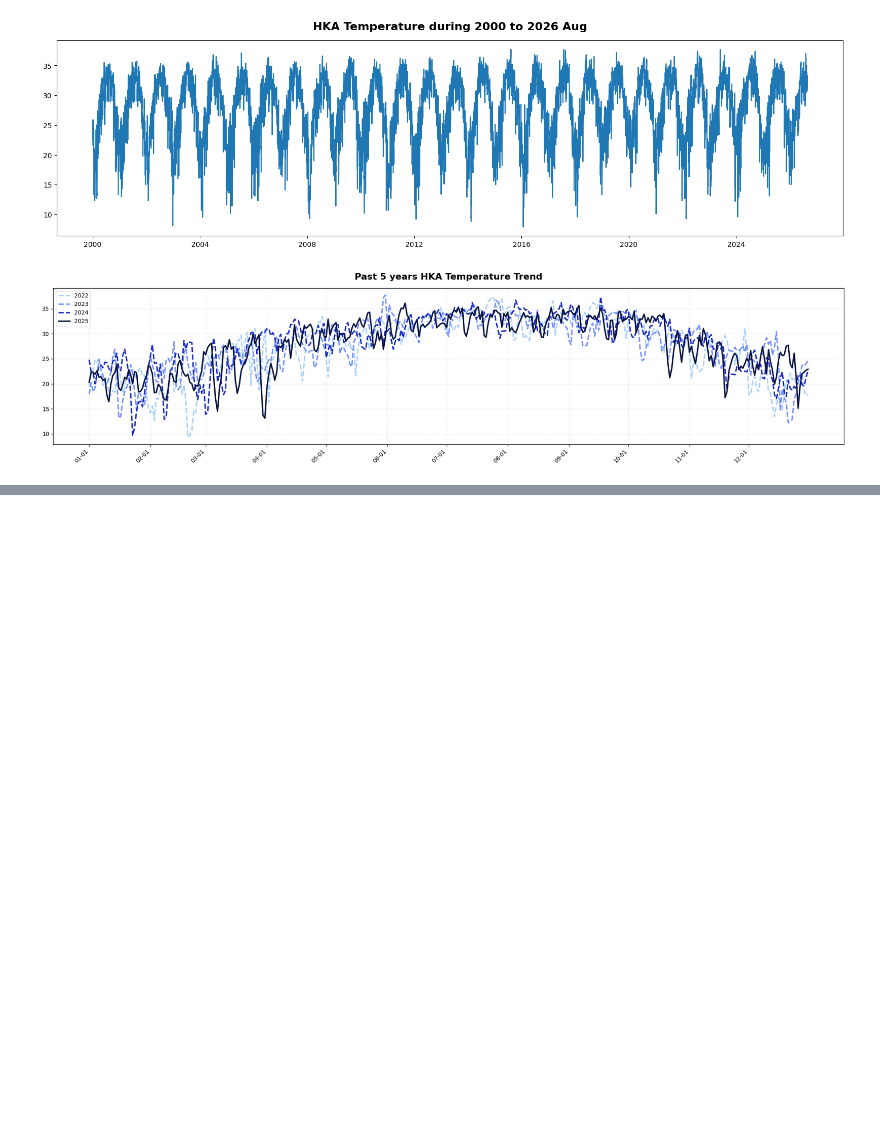
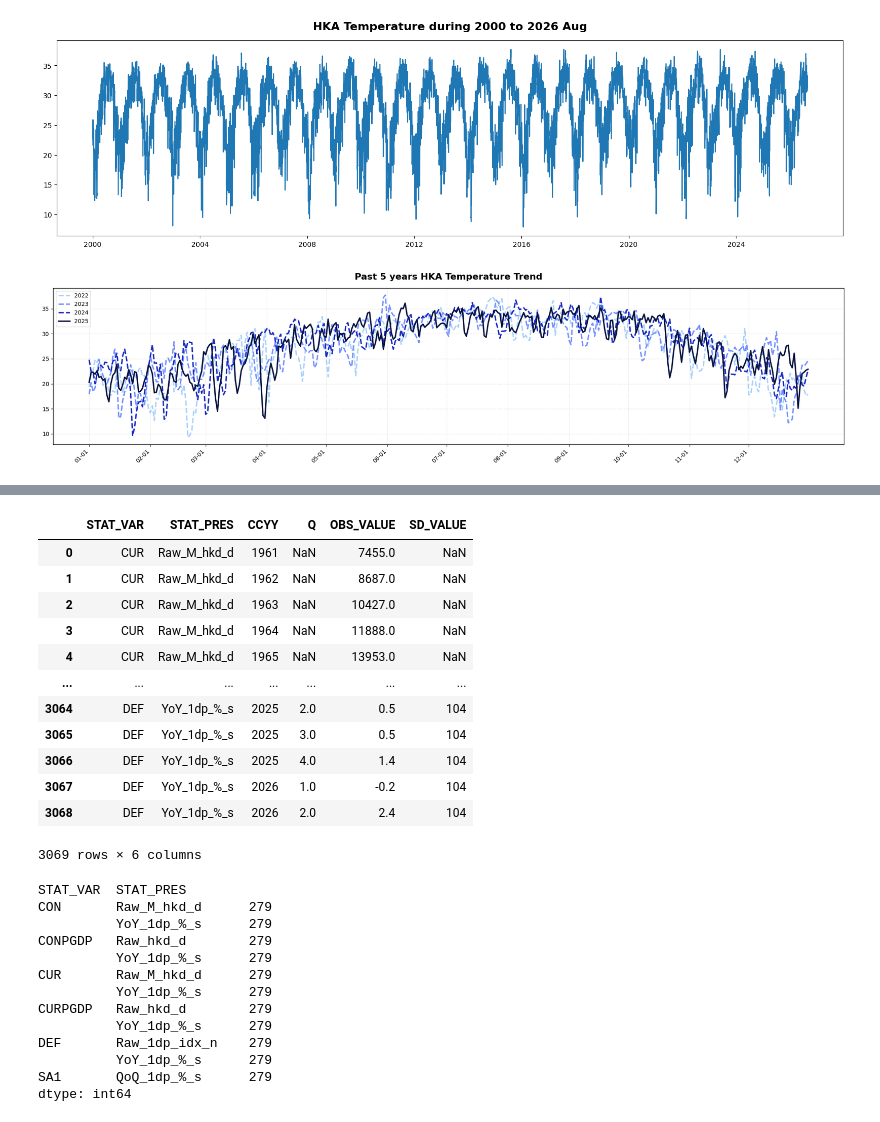
Before and after one commit to leo-cheung37/leo-cheung37, a Jupyter notebook: Statistics/Descriptive Statistics/descriptive_statistics.ipynb, the cells around one changed output, grey strips where cells are left out. Drawn from its saved outputs; the diff is of its cells as text; code cells hidden in the pictures; blank space fills up the shorter version.

```diff
--- a/Statistics/Descriptive Statistics/descriptive_statistics.ipynb
+++ b/Statistics/Descriptive Statistics/descriptive_statistics.ipynb
@@ -341,0 +349,37 @@ plt.show()
+# %%
+# First Read the supporting document (/Table 310-31001 (tabular)_en/Table_meta 310-31001.csv)
+import pandas as pd
+import numpy as np
+file_path='./Table 310-31001 (tabular)_en/Table 310-31001.csv'
+df = pd.read_csv(file_path)
+display(df)
+
+display(df.groupby(['STAT_VAR','STAT_PRES']).size())
+#This time we use [CUR - GDP at current market prices] & [Raw_M_hkd_d - HK$ million] to do descriptive statistics
+# %% [output]
+|  | STAT_VAR | STAT_PRES | CCYY | Q | OBS_VALUE | SD_VALUE |
+| 0 | CUR | Raw_M_hkd_d | 1961 | NaN | 7455.0 | NaN |
+| 1 | CUR | Raw_M_hkd_d | 1962 | NaN | 8687.0 | NaN |
+| 2 | CUR | Raw_M_hkd_d | 1963 | NaN | 10427.0 | NaN |
+| 3 | CUR | Raw_M_hkd_d | 1964 | NaN | 11888.0 | NaN |
+| 4 | CUR | Raw_M_hkd_d | 1965 | NaN | 13953.0 | NaN |
+| ... | ... | ... | ... | ... | ... | ... |
+| 3064 | DEF | YoY_1dp_%_s | 2025 | 2.0 | 0.5 | 104 |
+| 3065 | DEF | YoY_1dp_%_s | 2025 | 3.0 | 0.5 | 104 |
+| 3066 | DEF | YoY_1dp_%_s | 2025 | 4.0 | 1.4 | 104 |
+| 3067 | DEF | YoY_1dp_%_s | 2026 | 1.0 | -0.2 | 104 |
+| 3068 | DEF | YoY_1dp_%_s | 2026 | 2.0 | 2.4 | 104 |
+3069 rows × 6 columns
+STAT_VAR  STAT_PRES
+CON       Raw_M_hkd_d      279
+          YoY_1dp_%_s      279
+CONPGDP   Raw_hkd_d        279
+          YoY_1dp_%_s      279
+CUR       Raw_M_hkd_d      279
+          YoY_1dp_%_s      279
+CURPGDP   Raw_hkd_d        279
+          YoY_1dp_%_s      279
+DEF       Raw_1dp_idx_n    279
+          YoY_1dp_%_s      279
+SA1       QoQ_1dp_%_s      279
+dtype: int64
```
Also changed, not shown: parts of 9 cells of this notebook, 2 other files.
